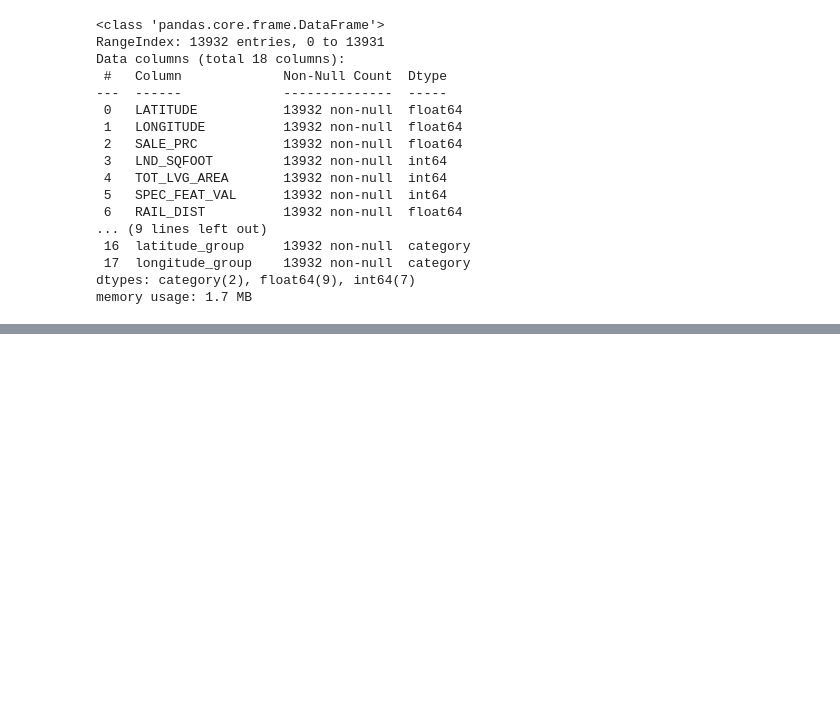
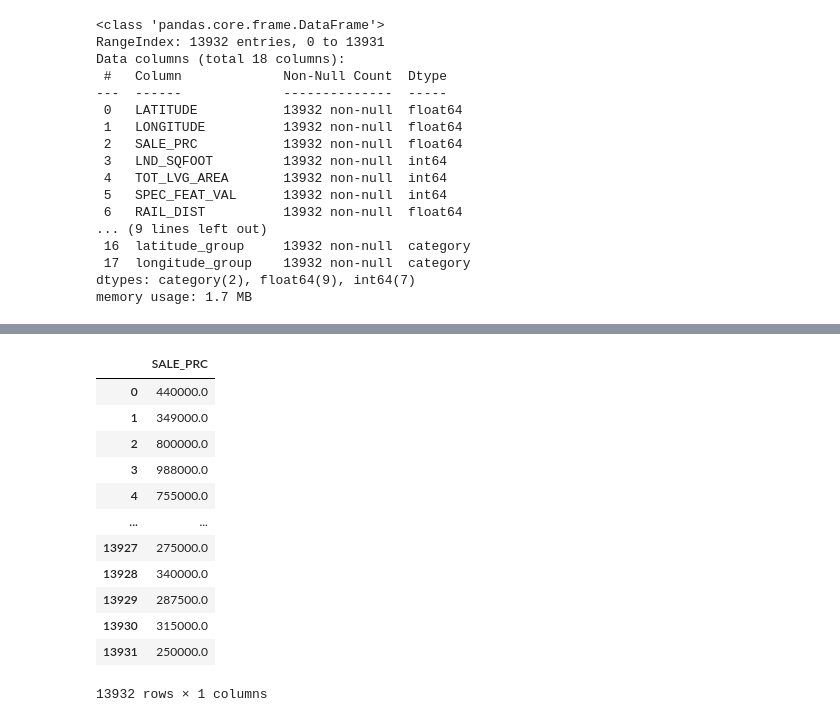
Before and after one commit to kwarzeski/housing_data, a Jupyter notebook: Miami_Housing_Data.ipynb, the cells around one changed output, grey strips where cells are left out. Saved outputs shown, nothing was run; the diff lists cells and outputs as text; code cells hidden in the pictures; blank space fills up the shorter version.

```diff
--- a/Miami_Housing_Data.ipynb
+++ b/Miami_Housing_Data.ipynb
@@ -243,0 +262,18 @@ memory usage: 1.7 MB
+# %%
+# dataframe for the Target table in SQL DB
+target_df = df[["SALE_PRC"]]
+target_df
+# %% [output]
+|  | SALE_PRC |
+| 0 | 440000.0 |
+| 1 | 349000.0 |
+| 2 | 800000.0 |
+| 3 | 988000.0 |
+| 4 | 755000.0 |
+| ... | ... |
+| 13927 | 275000.0 |
+| 13928 | 340000.0 |
+| 13929 | 287500.0 |
+| 13930 | 315000.0 |
+| 13931 | 250000.0 |
+13932 rows × 1 columns
```
Also changed, not shown: parts of 2 cells of this notebook.
